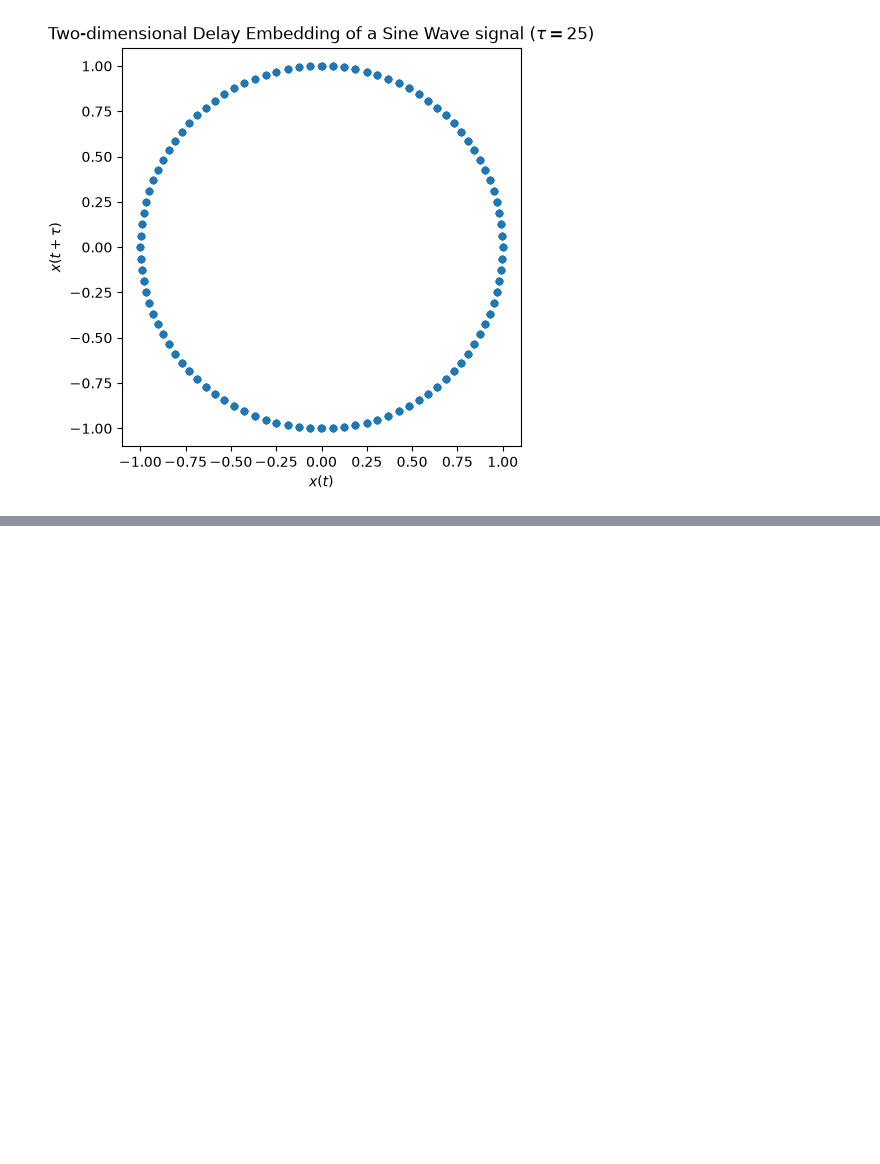
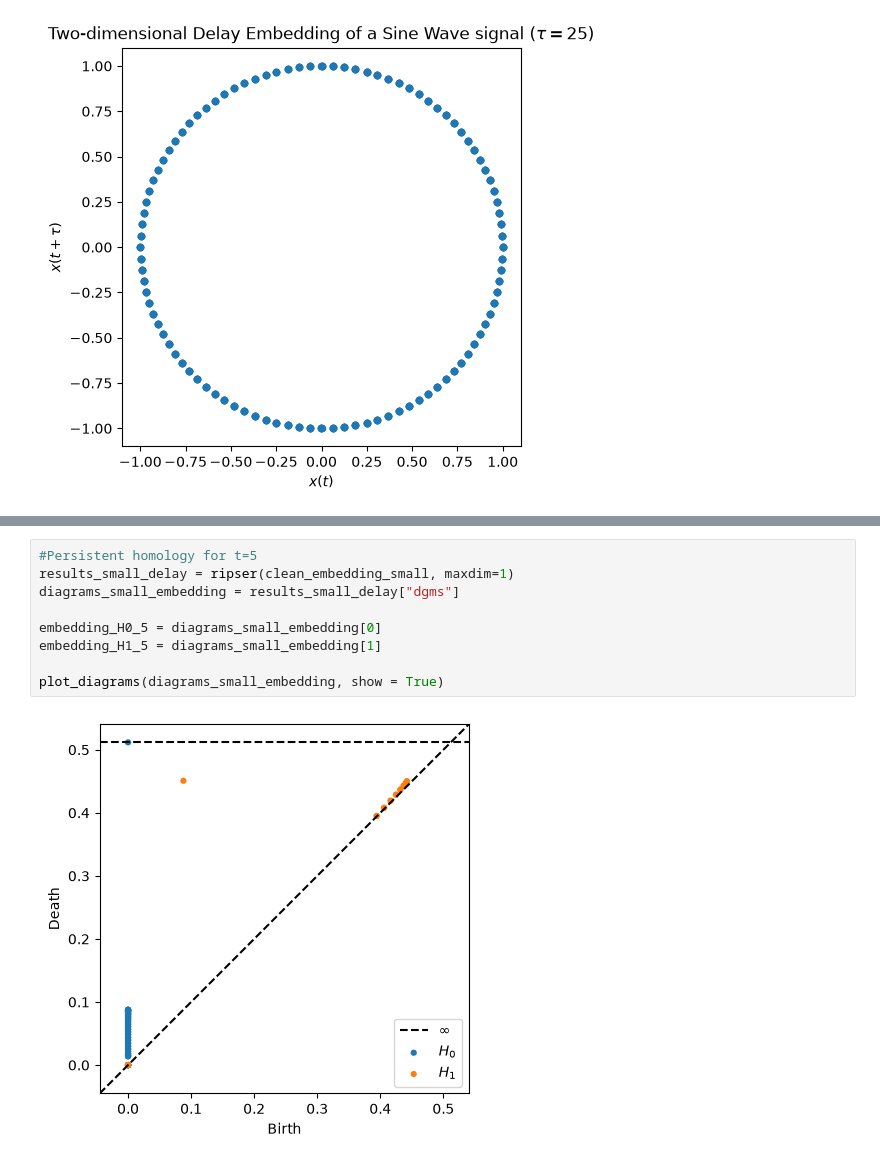
Before and after one commit to Matteo-Meyer/tda-time-series-classification, a Jupyter notebook: notebooks/02_time_series_embeddings.ipynb, the cells around one changed output, grey strips where cells are left out. Cells and saved outputs as stored; diff of their text form; blank space fills up the shorter version.

```diff
--- a/notebooks/02_time_series_embeddings.ipynb
+++ b/notebooks/02_time_series_embeddings.ipynb
@@ -55,0 +113,11 @@ plt.show()
+# %%
+#Persistent homology for t=5
+results_small_delay = ripser(clean_embedding_small, maxdim=1)
+diagrams_small_embedding = results_small_delay["dgms"]
+
+embedding_H0_5 = diagrams_small_embedding[0]
+embedding_H1_5 = diagrams_small_embedding[1]
+
+plot_diagrams(diagrams_small_embedding, show = True)
+# %% [output]
+[figure, added]
```
Also changed, not shown: parts of 69 cells of this notebook.
